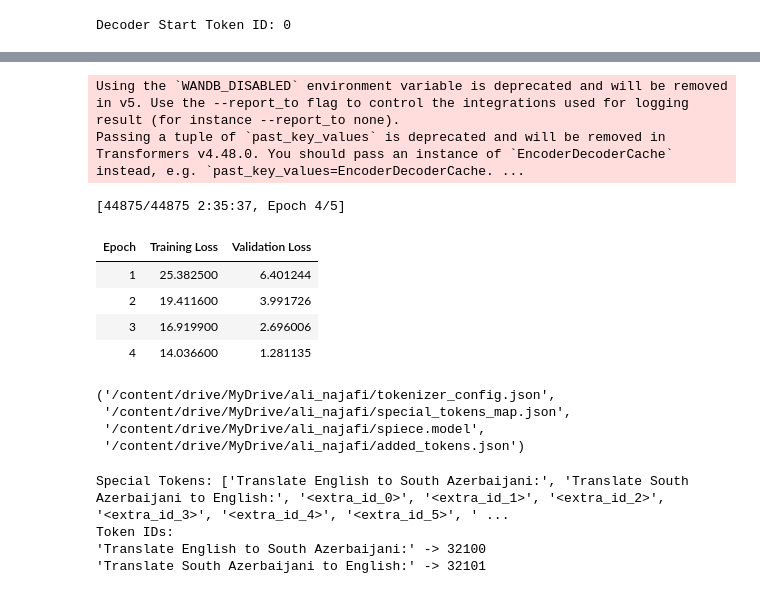
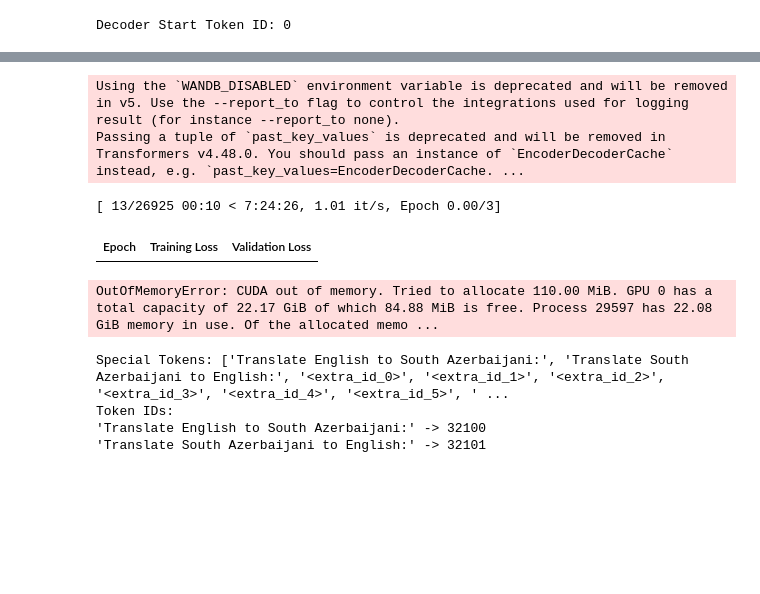
Before and after one commit to Jalilnkh/PyTorch-with-Examples-2024, a Jupyter notebook: train_en_azb_v2.ipynb, the cells around one changed output, grey strips where cells are left out. Cells and saved outputs as stored; diff of their text form; code cells hidden in the pictures; blank space fills up the shorter version.

```diff
--- a/train_en_azb_v2.ipynb
+++ b/train_en_azb_v2.ipynb
@@ -24,5 +22,5 @@ Mounted at /content/drive
 # %%
-def tokenize_function(examples):
+def tokenize_function1(examples):
     # Tokenize without padding to minimize memory usage
     tokenized = tokenizer(
         examples["text"],
@@ -58,6 +56,5 @@ You are using the default legacy behaviour of the <class 'transformers.models.t5
 Added 2 special tokens.
 # %%
 from datasets import load_dataset
-
-dataset = load_dataset("jalilkartal/azb_en_198mb")
-dataset = dataset.map(tokenize_function, batched=True)
+dataset2 = load_dataset("jalilkartal/azb_en_198mb")
+dataset2 = dataset2.map(tokenize_function1, batched=True)
@@ -88,3 +61,7 @@ model = T5ForConditionalGeneration(config=model_config)
+# %%
+from transformers import T5ForConditionalGeneration, T5Config,DataCollatorForSeq2Seq
+# Initialize the model
+model = T5ForConditionalGeneration.from_pretrained("t5-base")
 # %%
 # Define the Data Collator
 data_collator = DataCollatorForSeq2Seq(
@@ -120,50 +88,41 @@ DatasetDict({
 # %%
 from transformers import Trainer, TrainingArguments
 
 # Define training arguments
 training_args = TrainingArguments(
-    output_dir="/content/drive/MyDrive/ali_najafi",
+    output_dir="/content/drive/MyDrive/ali_najafi_t5base",
     evaluation_strategy="epoch",
     learning_rate=5e-5,
-    per_device_train_batch_size=32,
+    per_device_train_batch_size=16,
     gradient_accumulation_steps=4,
-    num_train_epochs=5,
+    num_train_epochs=3,
     save_steps=10_000,
     save_total_limit=2,
     fp16=True,
 )
 
 # Trainer setup
 trainer = Trainer(
     model=model,
     args=training_args,
-    train_dataset=dataset["train"],  # Tokenized dataset
-    eval_dataset=dataset["validation"],  # Tokenized validation set
+    train_dataset=dataset2["train"],  # Tokenized dataset
+    eval_dataset=dataset2["validation"],  # Tokenized validation set
     data_collator=data_collator,  # Add the data collator here
     tokenizer=tokenizer,  # Optional: For dynamic padding during evaluation
 )
 
 # Start training
 trainer.train()
 #new_model
-
 # 9. Save
 # Save the model and tokenizer to Google Drive
-model.save_pretrained('/content/drive/MyDrive/ali_najafi')
-tokenizer.save_pretrained('/content/drive/MyDrive/ali_najafi')
+tokenizer.save_pretrained('/content/drive/MyDrive/ali_najafi_t5base')
 # %% [output]
 Using the `WANDB_DISABLED` environment variable is deprecated and will be removed in v5. Use the --report_to flag to control the integrations used for logging result (for instance --report_to none).
 Passing a tuple of `past_key_values` is deprecated and will be removed in Transformers v4.48.0. You should pass an instance of `EncoderDecoderCache` instead, e.g. `past_key_values=EncoderDecoderCache. ...
-[44875/44875 2:35:37, Epoch 4/5]
+[ 13/26925 00:10 < 7:24:26, 1.01 it/s, Epoch 0.00/3]
 | Epoch | Training Loss | Validation Loss |
-| 1 | 25.382500 | 6.401244 |
-| 2 | 19.411600 | 3.991726 |
-| 3 | 16.919900 | 2.696006 |
-| 4 | 14.036600 | 1.281135 |
-('/content/drive/MyDrive/ali_najafi/tokenizer_config.json',
- '/content/drive/MyDrive/ali_najafi/special_tokens_map.json',
- '/content/drive/MyDrive/ali_najafi/spiece.model',
- '/content/drive/MyDrive/ali_najafi/added_tokens.json')
+OutOfMemoryError: CUDA out of memory. Tried to allocate 110.00 MiB. GPU 0 has a total capacity of 22.17 GiB of which 84.88 MiB is free. Process 29597 has 22.08 GiB memory in use. Of the allocated memo ...
 # %%
 from datasets import load_dataset
 
```
Also changed, not shown: parts of 11 cells of this notebook.
